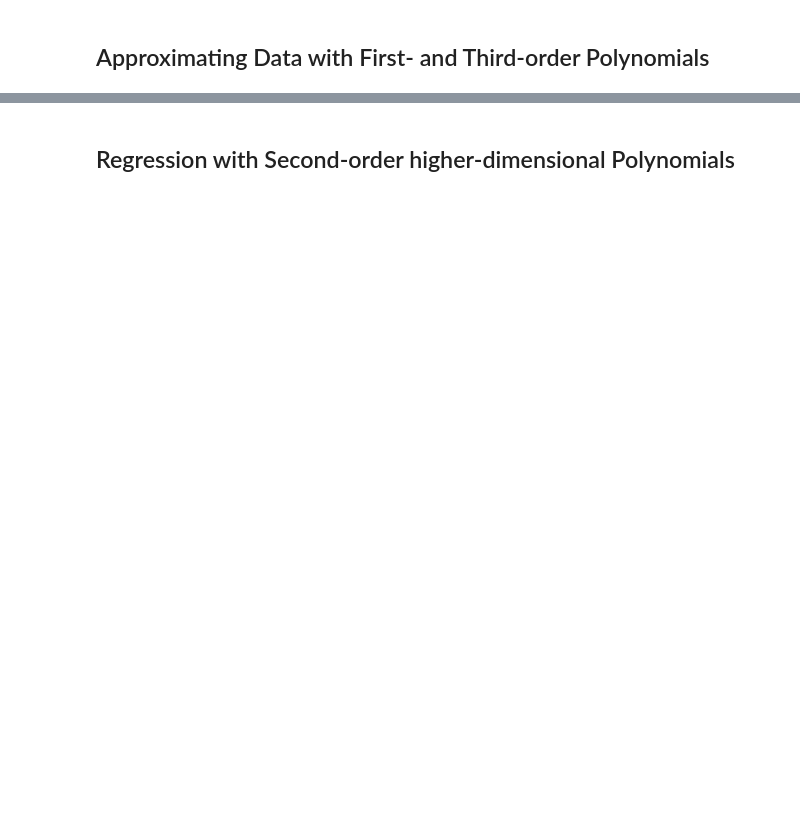
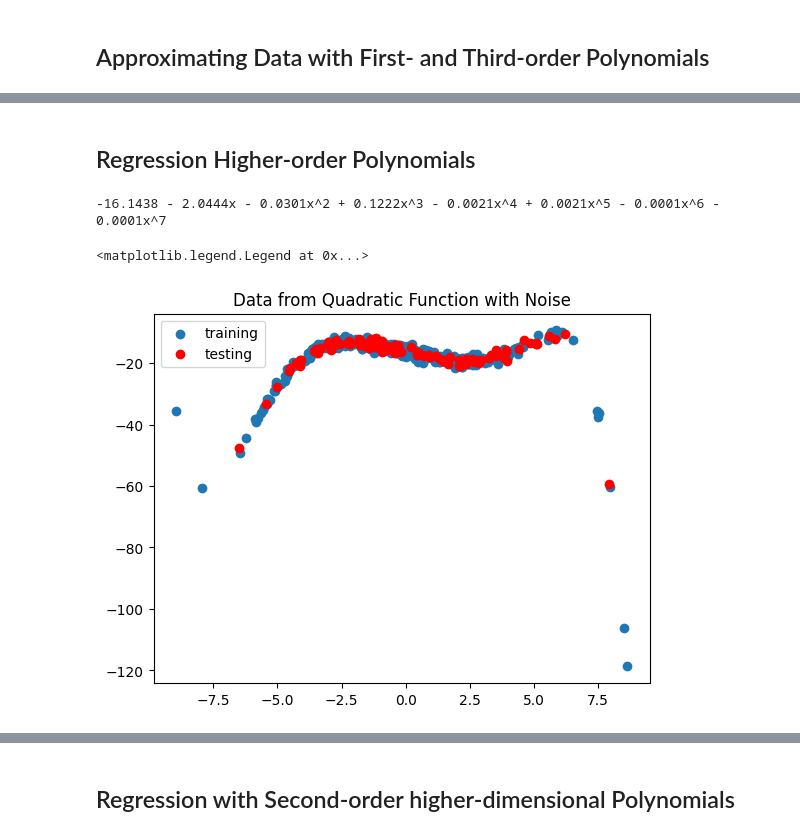
Before and after one commit to ss7886/MLPractice, a Jupyter notebook: examples/linear_regression_polynomial.ipynb, the cells around one changed output, grey strips where cells are left out. Cells and saved outputs as stored; diff of their text form; code cells hidden in the pictures; blank space fills up the shorter version.

Commit message:
add example of higher-order polynomial dataset to linear regression examples

```diff
--- a/examples/linear_regression_polynomial.ipynb
+++ b/examples/linear_regression_polynomial.ipynb
@@ -96,0 +97,16 @@ avg cubic testing loss: 0.4460875225167938
+# %% [markdown]
+## Regression Higher-order Polynomials
+# %%
+quadratic = Polynomial(order=7)
+train_x, train_y = quadratic.generate(400)
+test_x, test_y = quadratic.generate(100)
+print(quadratic)
+
+plt.scatter(train_x, train_y, label="training")
+plt.scatter(test_x, test_y, label="testing", color="r")
+plt.title("Data from Quadratic Function with Noise")
+plt.legend()
+# %% [output]
+-16.1438 - 2.0444x - 0.0301x^2 + 0.1222x^3 - 0.0021x^4 + 0.0021x^5 - 0.0001x^6 - 0.0001x^7
+<matplotlib.legend.Legend at 0x...>
+[figure, added]
```
Also changed, not shown: parts of 7 cells of this notebook.
